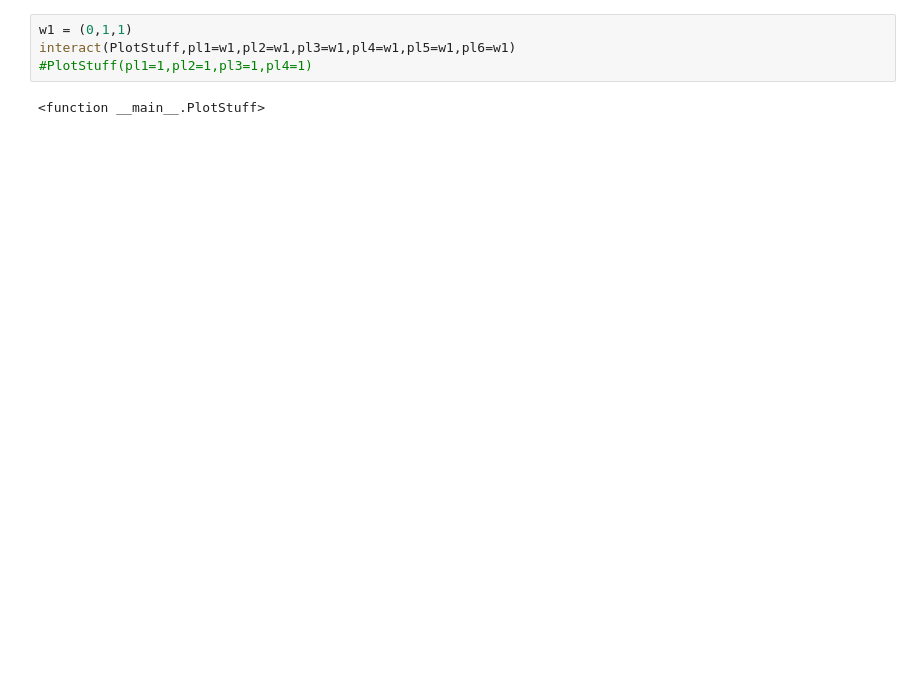
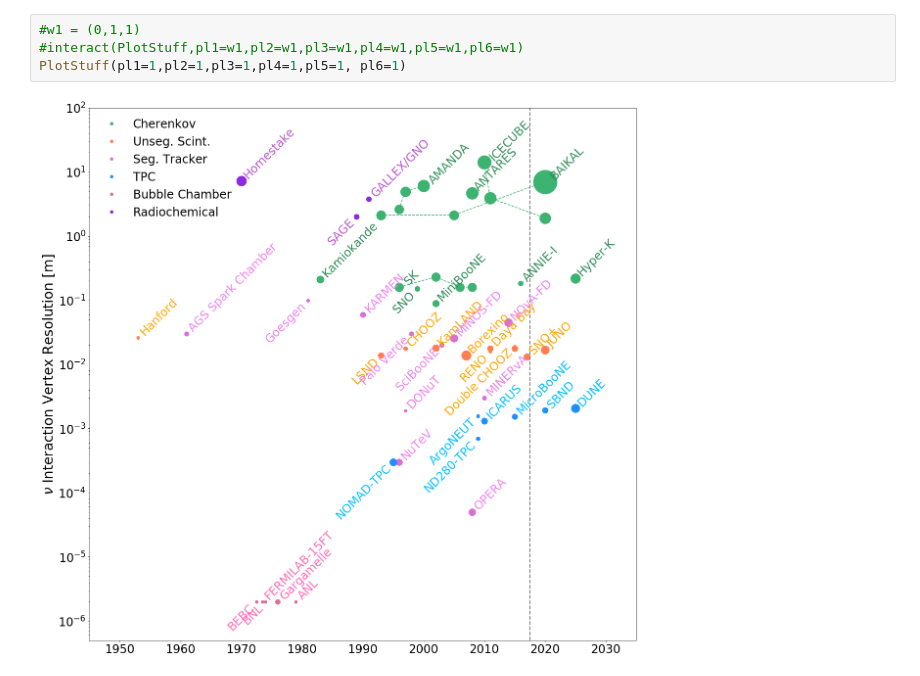
Before and after one commit to ShiveshM/NeutrinoDetectorsPlot, a Jupyter notebook: neutrinoNotebook.ipynb, the cells around one changed output. Cells and saved outputs as stored; diff of their text form; blank space fills up the shorter version.

```diff
--- a/neutrinoNotebook.ipynb
+++ b/neutrinoNotebook.ipynb
@@ -174,8 +244,8 @@ def PlotStuff(pl1=True,pl2=True,pl3=True,pl4=True,pl5=True, pl6=True):
 
     plt.show()
 # %%
-w1 = (0,1,1)
-interact(PlotStuff,pl1=w1,pl2=w1,pl3=w1,pl4=w1,pl5=w1,pl6=w1)
-#PlotStuff(pl1=1,pl2=1,pl3=1,pl4=1)
+#w1 = (0,1,1)
+#interact(PlotStuff,pl1=w1,pl2=w1,pl3=w1,pl4=w1,pl5=w1,pl6=w1)
+PlotStuff(pl1=1,pl2=1,pl3=1,pl4=1,pl5=1, pl6=1)
 # %% [output]
-<function __main__.PlotStuff>
+[figure, added]
```
Also changed, not shown: parts of 1 cell of this notebook.
